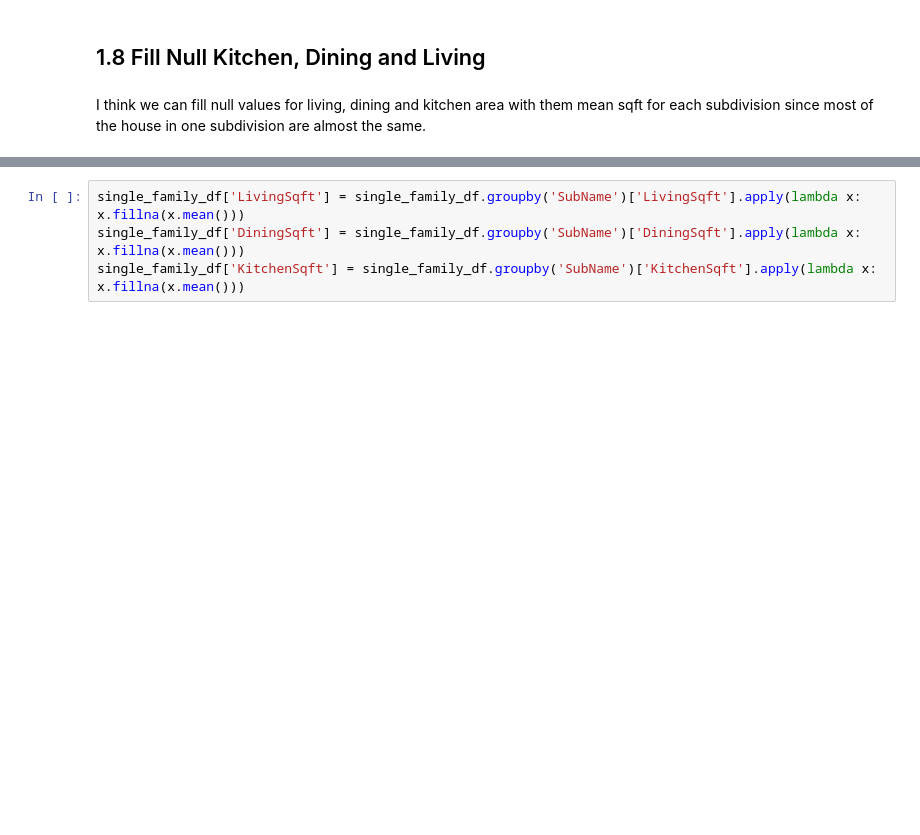
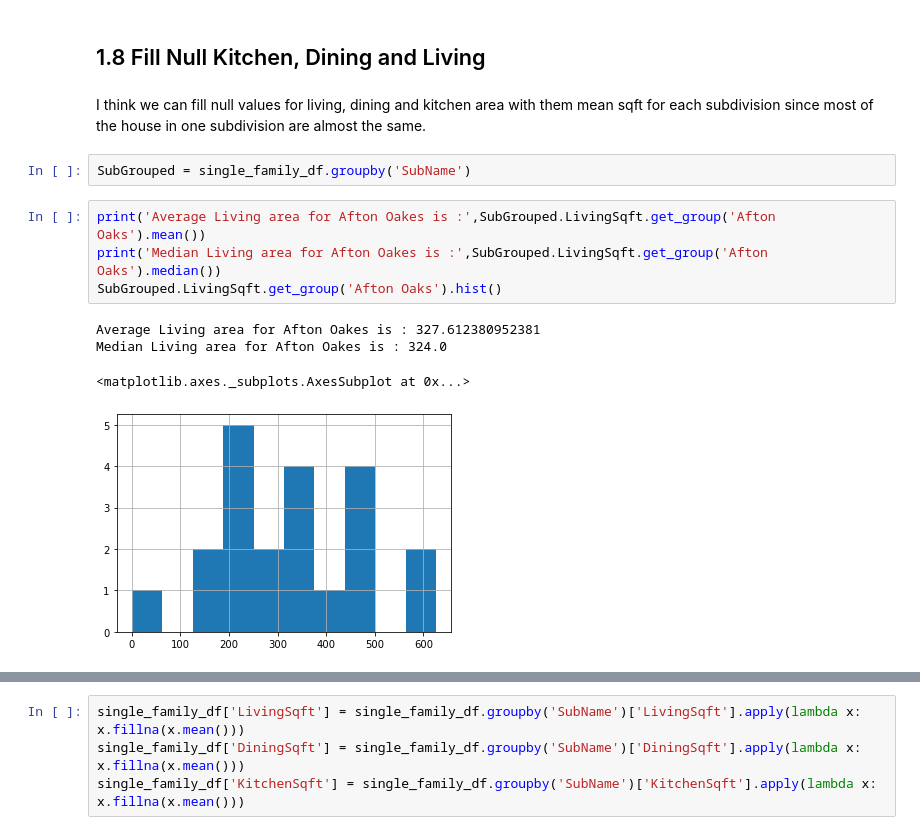
Before and after one commit to AllenAnsari/Prediction-House-Price-Using-Image-Processing, a Jupyter notebook: notebooks/Data Wrangling.ipynb, the cells around one changed output, grey strips where cells are left out. Drawn from its saved outputs; the diff is of its cells as text; blank space fills up the shorter version.

```diff
--- a/notebooks/Data Wrangling.ipynb
+++ b/notebooks/Data Wrangling.ipynb
@@ -1062,3 +1062,14 @@ single_family_df = single_family_df[single_family_df.PaidTax < 200000]
 ## 1.8 Fill Null Kitchen, Dining and Living <a id='1.8_Fill_Null_For_Kitchen_Dining_Living'></a>
 # %% [markdown]
 I think we can fill null values for living, dining and kitchen area with them mean sqft for each subdivision since most of the house in one subdivision are almost the same.
+# %%
+SubGrouped = single_family_df.groupby('SubName')
+# %%
+print('Average Living area for Afton Oakes is :',SubGrouped.LivingSqft.get_group('Afton Oaks').mean())
+print('Median Living area for Afton Oakes is :',SubGrouped.LivingSqft.get_group('Afton Oaks').median())
+SubGrouped.LivingSqft.get_group('Afton Oaks').hist()
+# %% [output]
+Average Living area for Afton Oakes is : 327.612380952381
+Median Living area for Afton Oakes is : 324.0
+<matplotlib.axes._subplots.AxesSubplot at 0x...>
+[figure, added]
```
Also changed, not shown: parts of 12 cells of this notebook.
